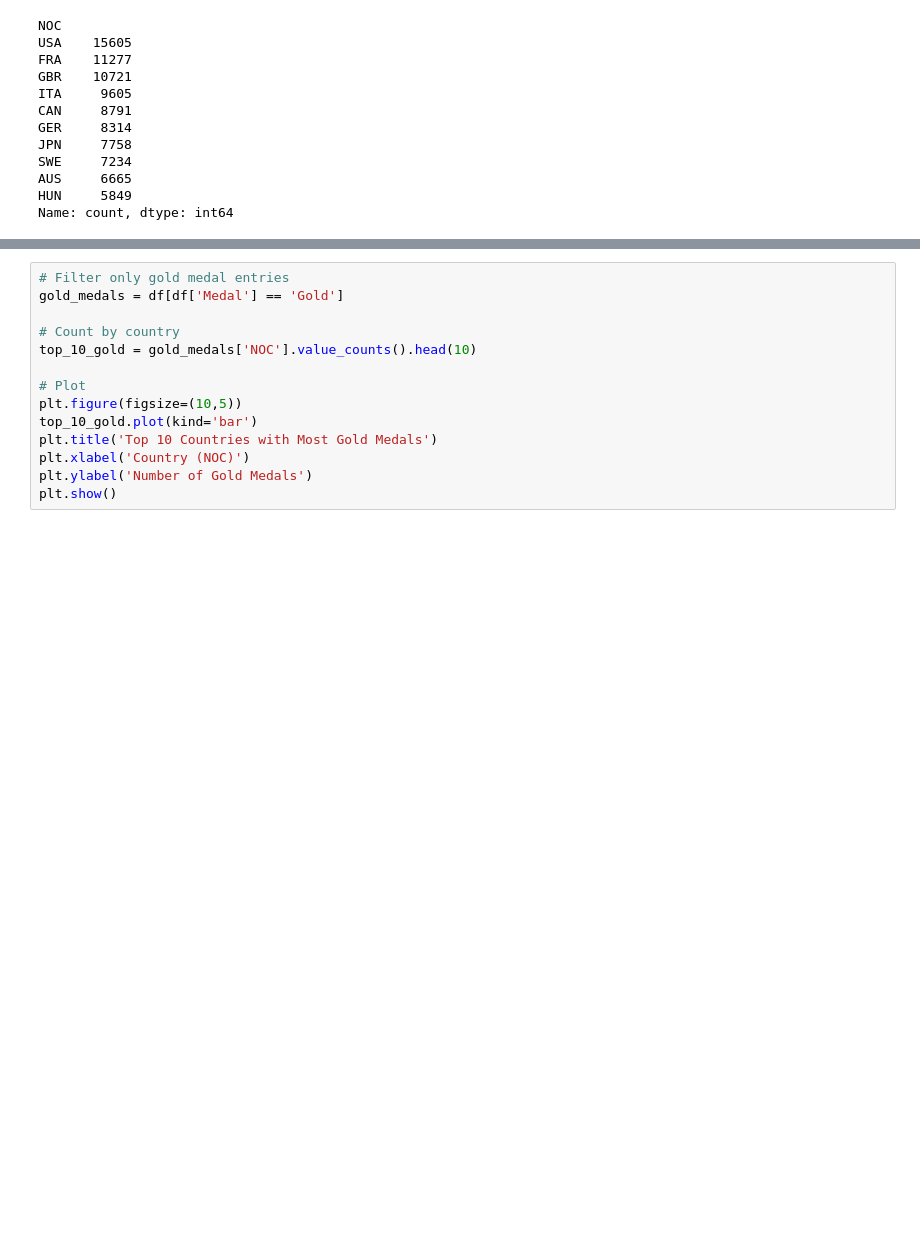
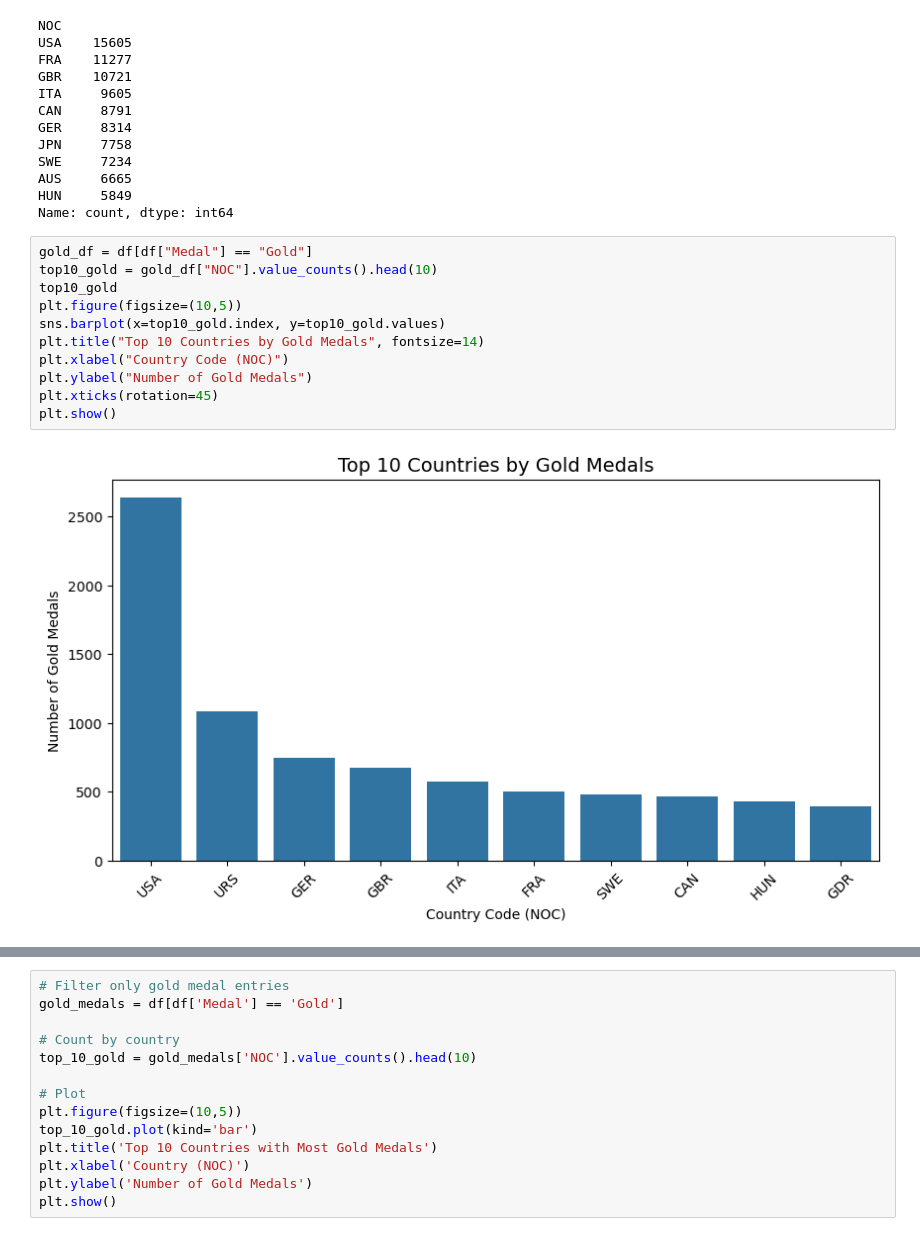
Before and after one commit to yousufbilal12-cmd/MN5813-project, a Jupyter notebook: Project version 1.ipynb, the cells around one changed output, grey strips where cells are left out. Drawn from its saved outputs; the diff is of its cells as text; blank space fills up the shorter version.

```diff
--- a/Project version 1.ipynb
+++ b/Project version 1.ipynb
@@ -140,6 +134,19 @@ SWE     7234
 AUS     6665
 HUN     5849
 Name: count, dtype: int64
+# %%
+gold_df = df[df["Medal"] == "Gold"]
+top10_gold = gold_df["NOC"].value_counts().head(10)
+top10_gold
+plt.figure(figsize=(10,5))
+sns.barplot(x=top10_gold.index, y=top10_gold.values)
+plt.title("Top 10 Countries by Gold Medals", fontsize=14)
+plt.xlabel("Country Code (NOC)")
+plt.ylabel("Number of Gold Medals")
+plt.xticks(rotation=45)
+plt.show()
+# %% [output]
+[figure, added]
 # %%
 # Drop rows with no medal
 medals_df = df[df['Medal'] != 'None']
```
Also changed, not shown: parts of 7 cells of this notebook.
